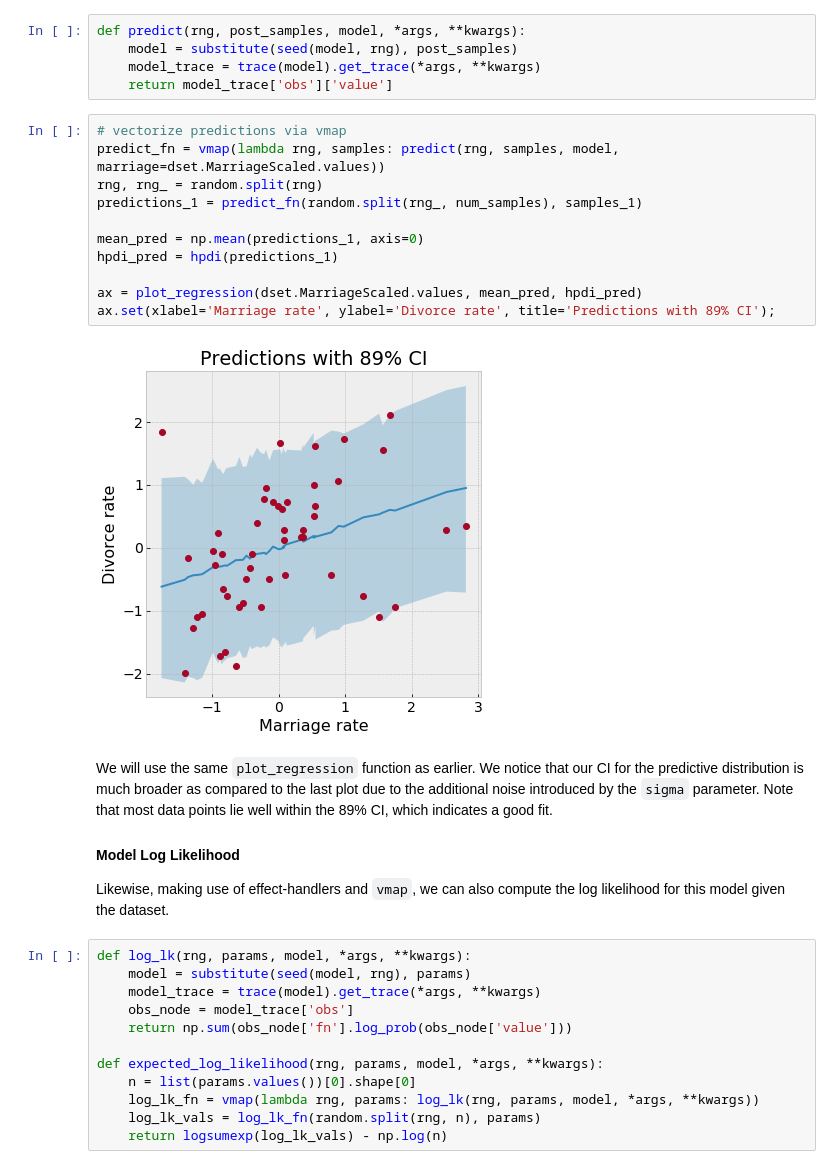
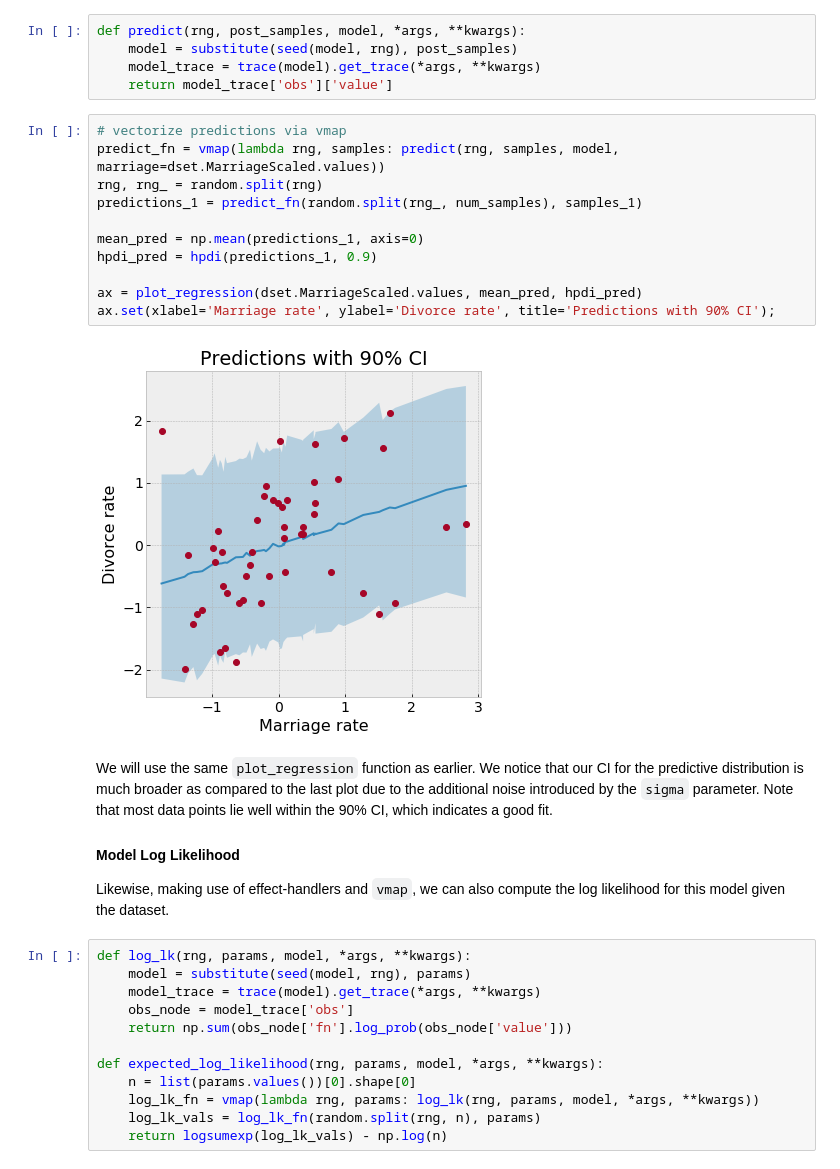
Before and after one commit to pyro-ppl/numpyro, a Jupyter notebook: notebooks/bayesian_regression.ipynb, the cells around one changed output. Cells and saved outputs as stored; diff of their text form.

```diff
--- a/notebooks/bayesian_regression.ipynb
+++ b/notebooks/bayesian_regression.ipynb
@@ -213,18 +213,18 @@ def predict(rng, post_samples, model, *args, **kwargs):
 # %%
 # vectorize predictions via vmap
 predict_fn = vmap(lambda rng, samples: predict(rng, samples, model, marriage=dset.MarriageScaled.values))
 rng, rng_ = random.split(rng)
 predictions_1 = predict_fn(random.split(rng_, num_samples), samples_1)
 
 mean_pred = np.mean(predictions_1, axis=0)
-hpdi_pred = hpdi(predictions_1)
+hpdi_pred = hpdi(predictions_1, 0.9)
 
 ax = plot_regression(dset.MarriageScaled.values, mean_pred, hpdi_pred)
-ax.set(xlabel='Marriage rate', ylabel='Divorce rate', title='Predictions with 89% CI');
+ax.set(xlabel='Marriage rate', ylabel='Divorce rate', title='Predictions with 90% CI');
 # %% [output]
-[figure, old version]
+[figure, new version]
 # %% [markdown]
-We will use the same `plot_regression` function as earlier. We notice that our CI for the predictive distribution is much broader as compared to the last plot due to the additional noise introduced by the `sigma` parameter. Note that most data points lie well within the 89% CI, which indicates a good fit.
+We will use the same `plot_regression` function as earlier. We notice that our CI for the predictive distribution is much broader as compared to the last plot due to the additional noise introduced by the `sigma` parameter. Note that most data points lie well within the 90% CI, which indicates a good fit.
 
 #### Model Log Likelihood
 
```
Also changed, not shown: parts of 10 cells of this notebook.
